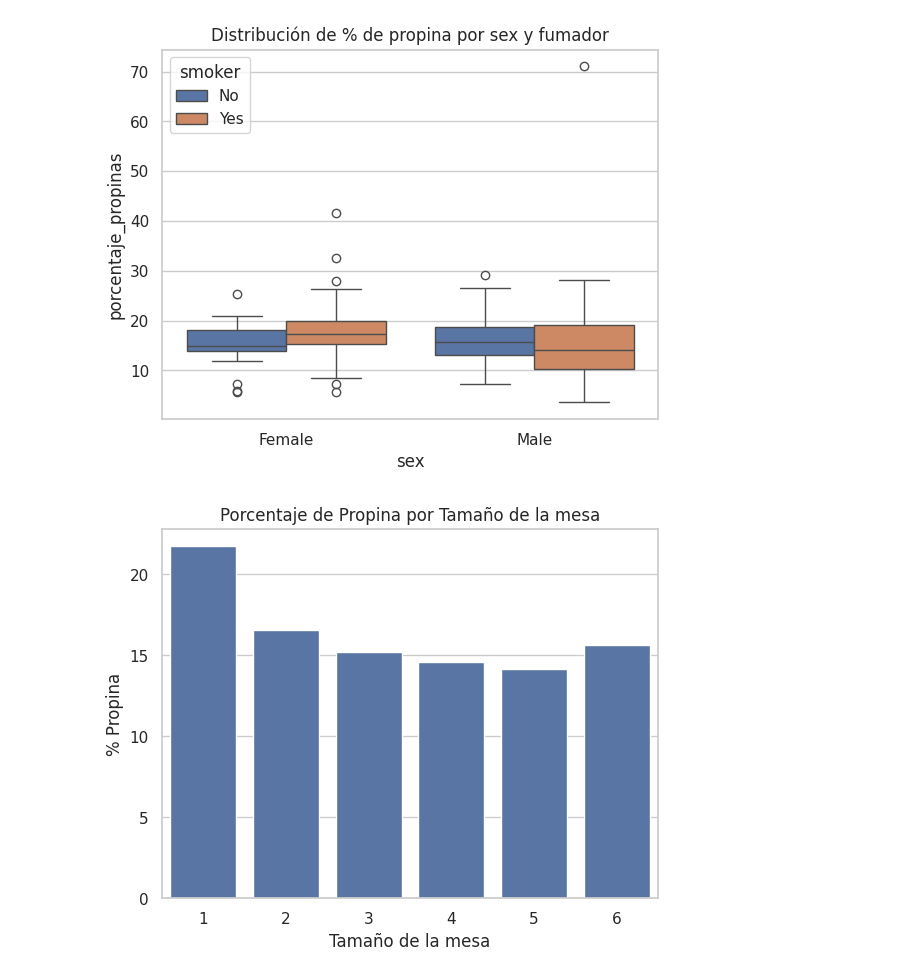
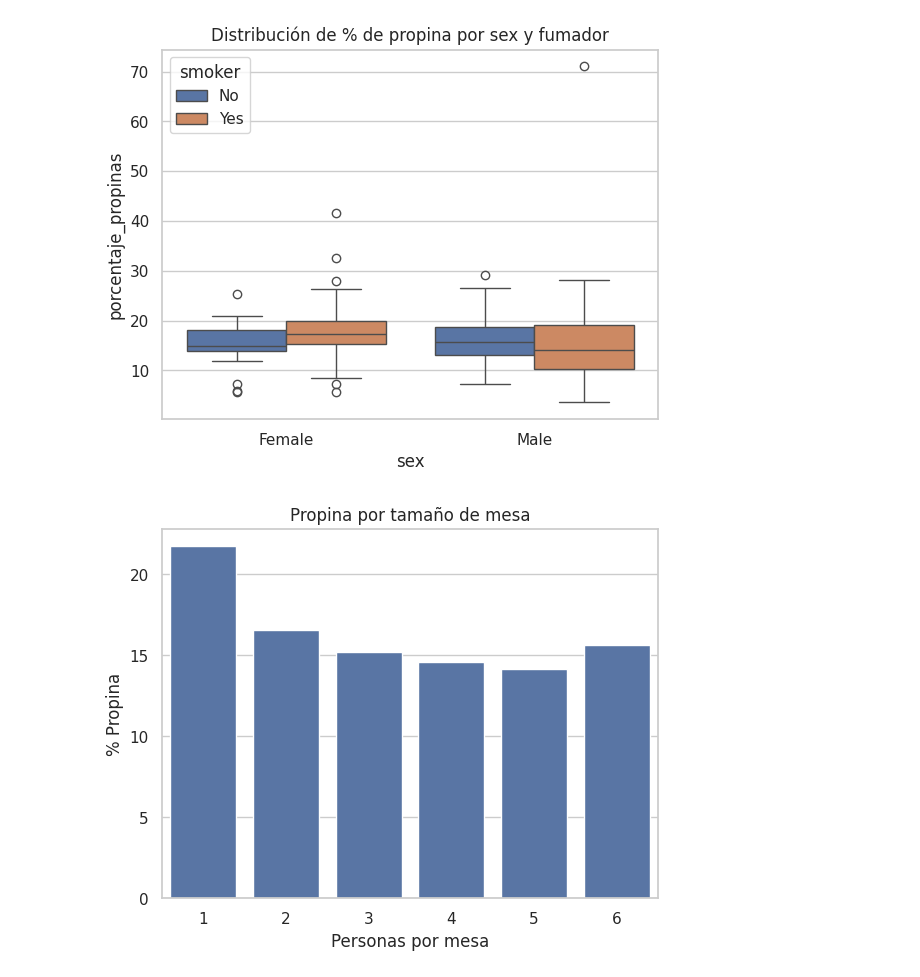
Before and after one commit to JorgeAccardi/cienciadedatos, a Jupyter notebook: ETL_latam.ipynb, the cells around one changed output. Drawn from its saved outputs; the diff is of its cells as text; code cells hidden in the pictures.

```diff
--- a/ETL_latam.ipynb
+++ b/ETL_latam.ipynb
@@ -197,12 +197,12 @@ plt.show()
 # %%
 # Propina por tamaño de la mesa
 # Propina por día
 sns.barplot(data=df, x='size', y='porcentaje_propinas', errorbar=None)
-plt.title('Porcentaje de Propina por Tamaño de la mesa')
+plt.title('Propina por tamaño de mesa')
 plt.ylabel('% Propina')
-plt.xlabel('Tamaño de la mesa')
+plt.xlabel('Personas por mesa')
 plt.show()
 # %% [output]
-[figure, old version]
+[figure, new version]
 # %% [markdown]
 ![image.png](embedded-picture-1)
```
